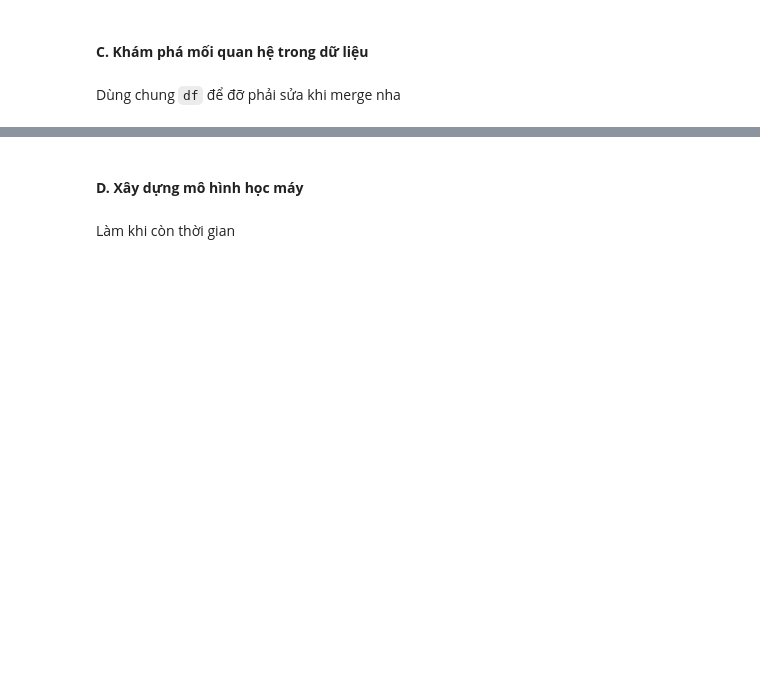
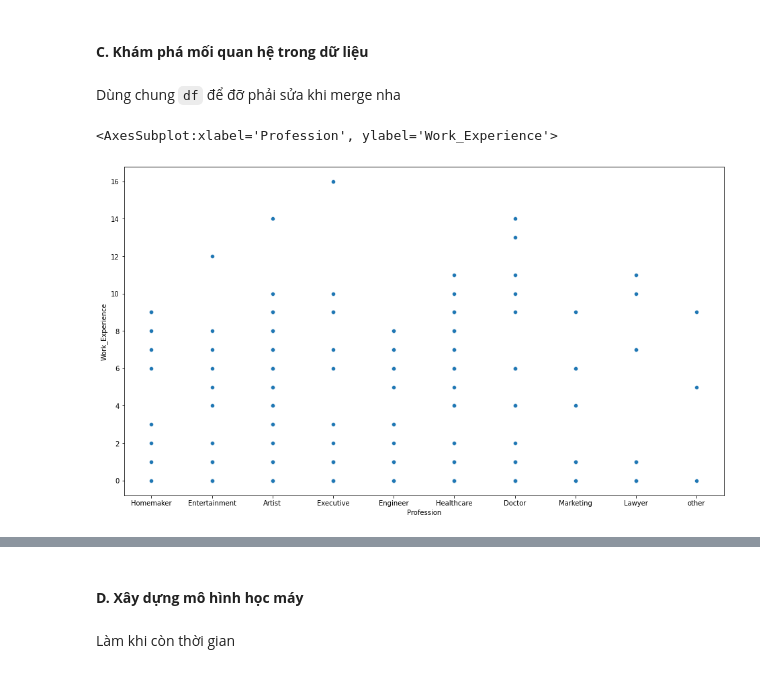
Before and after one commit to tungbtt/Lab01_DV, a Jupyter notebook: lab01.ipynb, the cells around one changed output, grey strips where cells are left out. Drawn from its saved outputs; the diff is of its cells as text; code cells hidden in the pictures; blank space fills up the shorter version.

```diff
--- a/lab01.ipynb
+++ b/lab01.ipynb
@@ -319,3 +320,9 @@ df
 #### **C. Khám phá mối quan hệ trong dữ liệu**
 # %% [markdown]
 Dùng chung `df` để đỡ phải sửa khi merge nha
+# %%
+plt.figure(figsize=(16,9))
+sns.scatterplot(data=df[df.Age <= 18], x="Profession", y="Work_Experience")
+# %% [output]
+<AxesSubplot:xlabel='Profession', ylabel='Work_Experience'>
+[figure, added]
```
Also changed, not shown: parts of 29 cells of this notebook.
